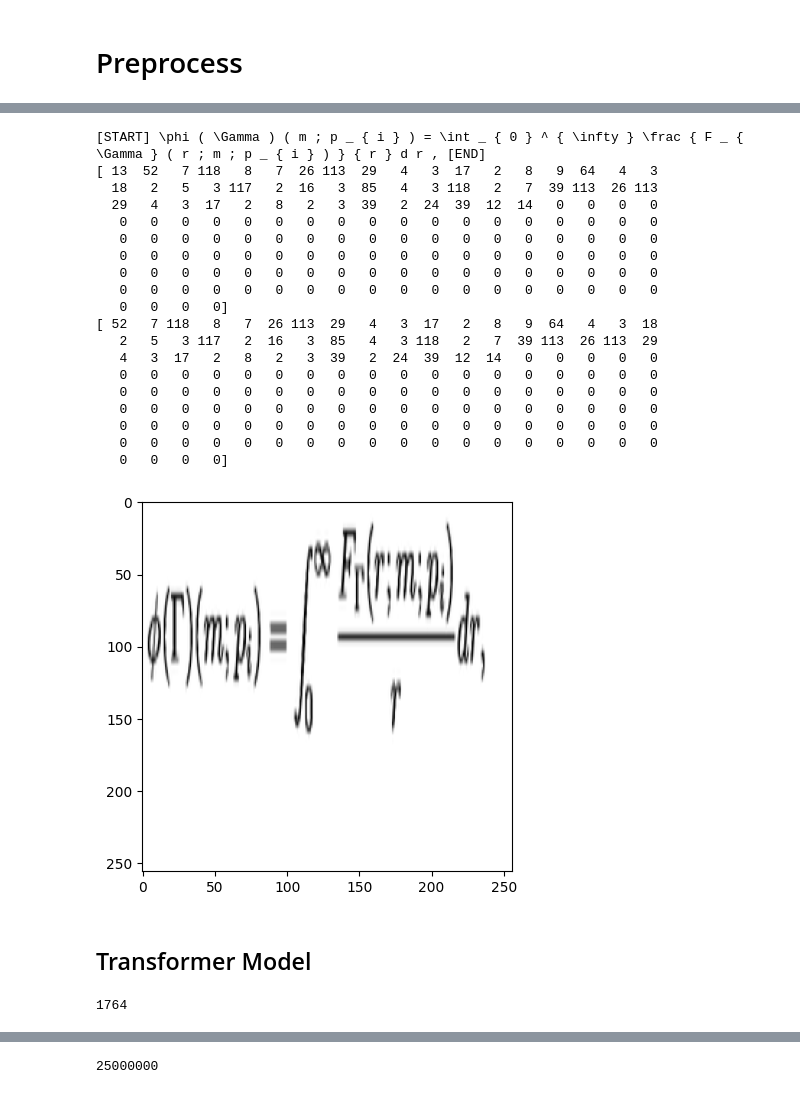
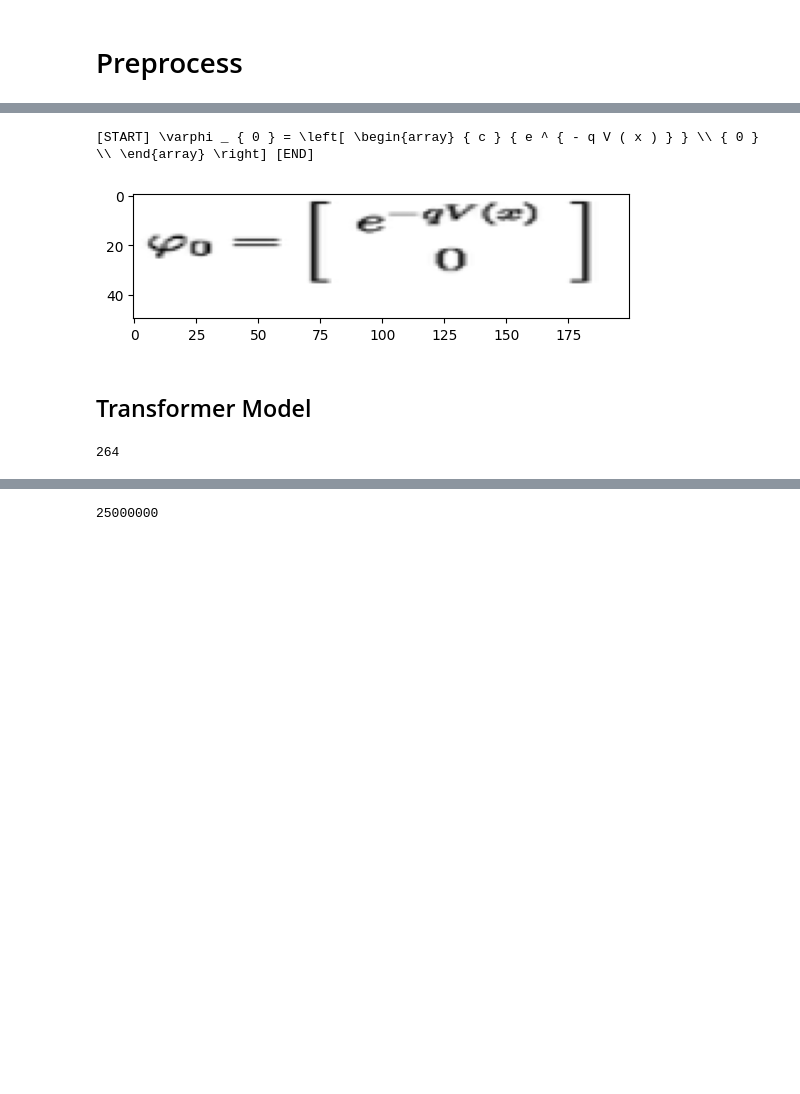
Before and after one commit to osjayaprakash/deeplearning, a Jupyter notebook: transformer_model.ipynb, the cells around one changed output, grey strips where cells are left out. Cells and saved outputs as stored; diff of their text form; code cells hidden in the pictures; blank space fills up the shorter version.

```diff
--- a/transformer_model.ipynb
+++ b/transformer_model.ipynb
@@ -75,7 +56,13 @@ n = 1000
+# %%
+IMG_SHAPE = [50, 200, 1]
+EMBEDDING_DIM = 256
+max_seq_length = 250
+n = 50000
+max_seq_len_1 = max_seq_length - 1
 # %%
 def preprocess_image(image):
     """Preprocess the input image: Resize and normalize."""
-    image = tf.image.resize(image, (image_size, image_size))  # Resize to (50, 200)
+    image = tf.image.resize(image, (50, 200))  # Resize to (50, 200)
     image = image / 255.0  # Normalize to [0, 1]
     return image
 
@@ -144,42 +114,16 @@ print(vocab_dict)
 # %%
 idx = np.random.choice(range(train_images.shape[0]))
-image = train_images[idx]
-plt.imshow(image.numpy(), cmap="gray")
+img = train_images[idx]
+plt.imshow(img.numpy(), cmap="gray")
 print(train_latex_texts[idx])
-print(input_labels[idx])
-print(output_labels[idx])
 # %% [output]
-[START] \phi ( \Gamma ) ( m ; p _ { i } ) = \int _ { 0 } ^ { \infty } \frac { F _ { \Gamma } ( r ; m ; p _ { i } ) } { r } d r , [END]
-[ 13  52   7 118   8   7  26 113  29   4   3  17   2   8   9  64   4   3
-  18   2   5   3 117   2  16   3  85   4   3 118   2   7  39 113  26 113
-  29   4   3  17   2   8   2   3  39   2  24  39  12  14   0   0   0   0
-   0   0   0   0   0   0   0   0   0   0   0   0   0   0   0   0   0   0
-   0   0   0   0   0   0   0   0   0   0   0   0   0   0   0   0   0   0
-   0   0   0   0   0   0   0   0   0   0   0   0   0   0   0   0   0   0
-   0   0   0   0   0   0   0   0   0   0   0   0   0   0   0   0   0   0
-   0   0   0   0   0   0   0   0   0   0   0   0   0   0   0   0   0   0
-   0   0   0   0]
-[ 52   7 118   8   7  26 113  29   4   3  17   2   8   9  64   4   3  18
-   2   5   3 117   2  16   3  85   4   3 118   2   7  39 113  26 113  29
-   4   3  17   2   8   2   3  39   2  24  39  12  14   0   0   0   0   0
-   0   0   0   0   0   0   0   0   0   0   0   0   0   0   0   0   0   0
-   0   0   0   0   0   0   0   0   0   0   0   0   0   0   0   0   0   0
-   0   0   0   0   0   0   0   0   0   0   0   0   0   0   0   0   0   0
-   0   0   0   0   0   0   0   0   0   0   0   0   0   0   0   0   0   0
-   0   0   0   0   0   0   0   0   0   0   0   0   0   0   0   0   0   0
-   0   0   0   0]
+[START] \varphi _ { 0 } = \left[ \begin{array} { c } { e ^ { - q V ( x ) } } \\ { 0 } \\ \end{array} \right] [END]
-[figure, old version]
+[figure, new version]
 # %% [markdown]
 ## Transformer Model
 # %%
-
-
-learning_rate = 0.001
-weight_decay = 0.0001
-batch_size = 256
-num_epochs = 10  # For real training, use num_epochs=100. 10 is a test value
 patch_size = 6  # Size of the patches to be extract from the input images
-num_patches = (image_size // patch_size) ** 2
+num_patches = (IMG_SHAPE[0] // patch_size) * (IMG_SHAPE[1] // patch_size)
 projection_dim = EMBEDDING_DIM
 num_heads = 4
 transformer_units = [
@@ -188,12 +132,9 @@ transformer_units = [
 ]  # Size of the transformer layers
 transformer_layers = 8
 mlp_head_units = [2048, 1024]
-
-lstm_units = 256
-max_seq_len_1 = max(len(seq) for seq in latex_labels) - 1
 print(num_patches)
 # %% [output]
-1764
+264
 # %%
 class Patches(tf.keras.layers.Layer):
     def __init__(self, patch_size):
```
Also changed, not shown: parts of 42 cells of this notebook, 2 other files.
